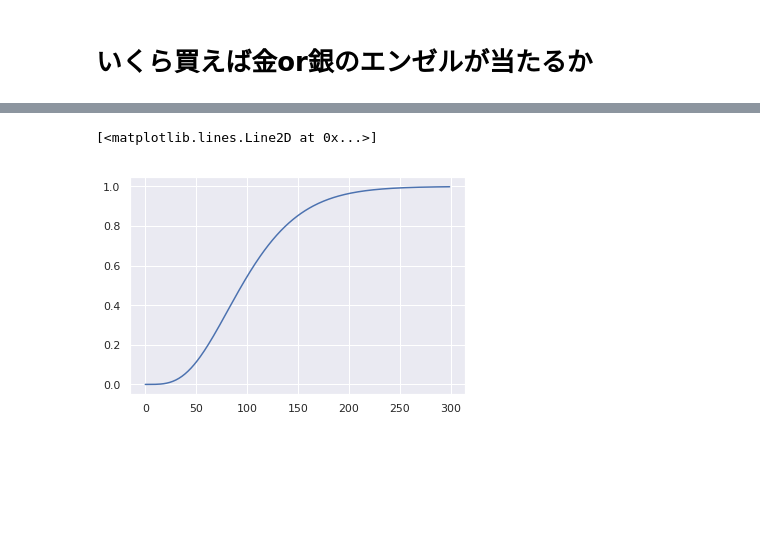
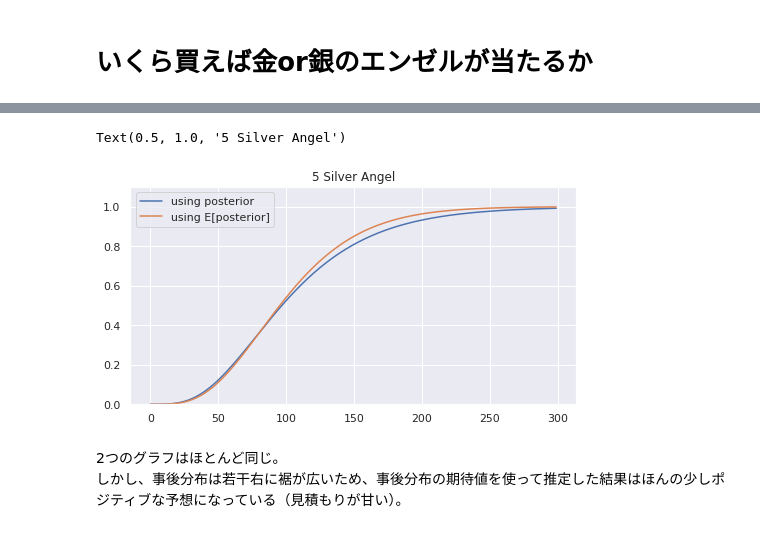
Before and after one commit to tok41/choco-ball-statistics, a Jupyter notebook: analysis/jupyter/estimate_angel_rate_multi_model.ipynb, the cells around one changed output, grey strips where cells are left out. Saved outputs shown, nothing was run; the diff lists cells and outputs as text; code cells hidden in the pictures; blank space fills up the shorter version.

```diff
--- a/analysis/jupyter/estimate_angel_rate_multi_model.ipynb
+++ b/analysis/jupyter/estimate_angel_rate_multi_model.ipynb
@@ -154,5 +222,15 @@ plt.plot(cdf_expect)
-# %%
-plt.plot(stats.nbinom.cdf(ks, n, p_trace.mean()))
-# %% [output]
-[<matplotlib.lines.Line2D at 0x...>]
-[figure, removed]
+# %%
+fig = plt.figure(figsize=(8, 4))
+ax = fig.subplots(1, 1)
+
+ax.plot(cdf_expect, label='using posterior')
+ax.plot(stats.nbinom.cdf(ks, n, p_trace.mean()), label='using E[posterior]')
+ax.legend()
+ax.set_ylim([0, 1.1])
+ax.set_title('{} Silver Angel'.format(n))
+# %% [output]
+Text(0.5, 1.0, '5 Silver Angel')
+[figure, added]
+# %% [markdown]
+2つのグラフはほとんど同じ。
+しかし、事後分布は若干右に裾が広いため、事後分布の期待値を使って推定した結果はほんの少しポジティブな予想になっている（見積もりが甘い）。
```
Also changed, not shown: parts of 29 cells of this notebook.
